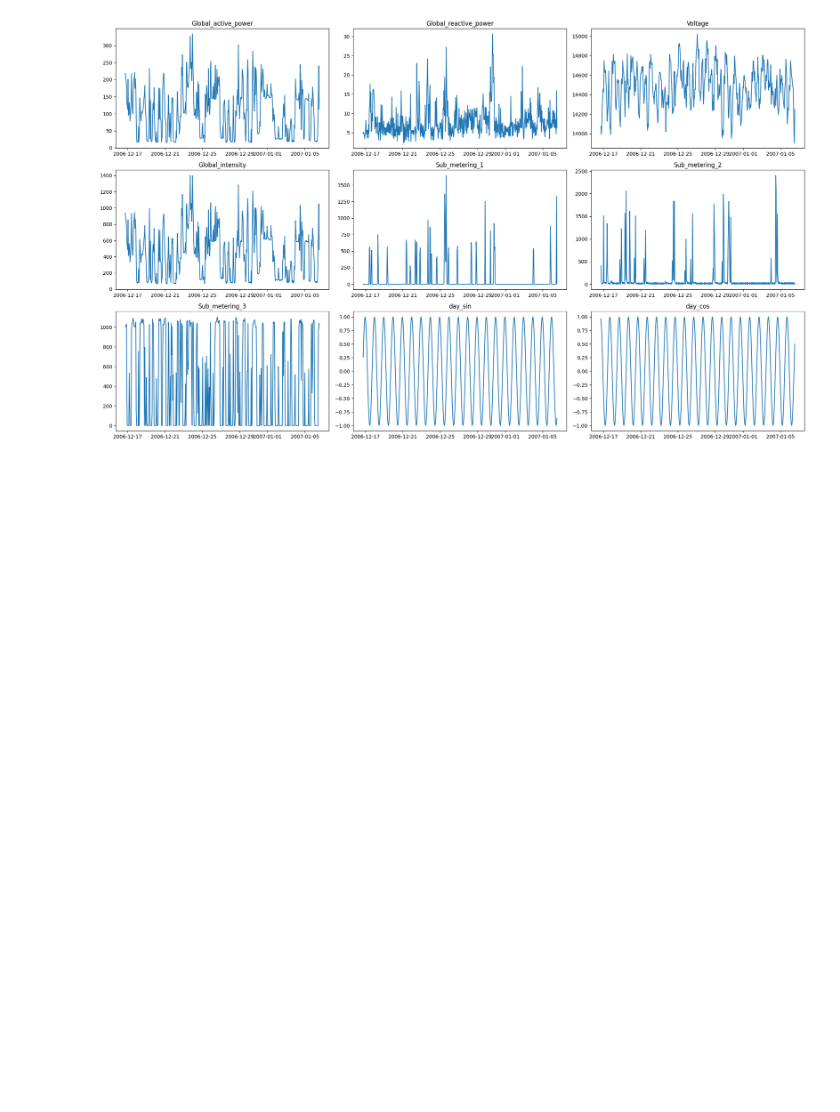
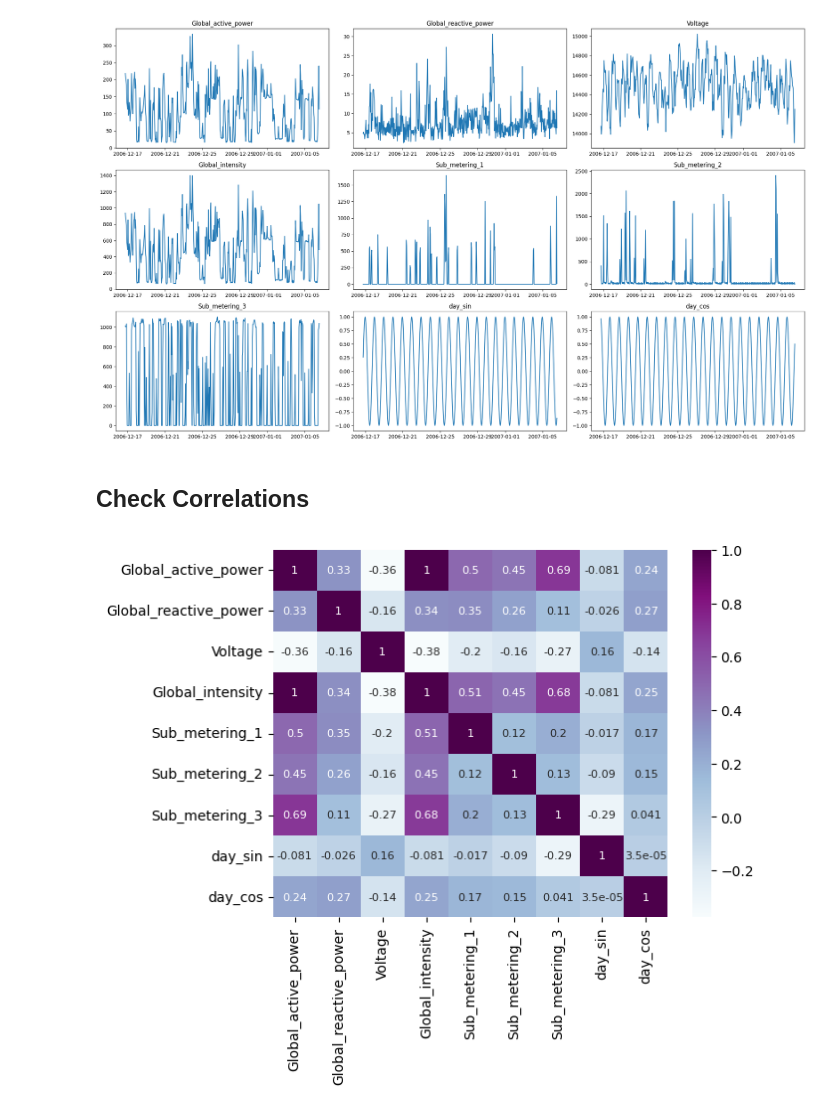
Before and after one commit to Ibrahim-Ola/time-series-python, a Jupyter notebook: data_preparation.ipynb, the cells around one changed output. Cells and saved outputs as stored; diff of their text form; code cells hidden in the pictures; blank space fills up the shorter version.

```diff
--- a/data_preparation.ipynb
+++ b/data_preparation.ipynb
@@ -215,3 +215,14 @@ plt.tight_layout()
 plt.show()
 # %% [output]
 [figure]
+# %% [markdown]
+## Check Correlations
+# %%
+#sns.set(font_scale=0.7)
+sns.heatmap(
+    train.corr(), annot=True,
+    cmap='BuPu', annot_kws={'size': 8}
+)
+plt.show()
+# %% [output]
+[figure, added]
```
Also changed, not shown: parts of 5 cells of this notebook.
